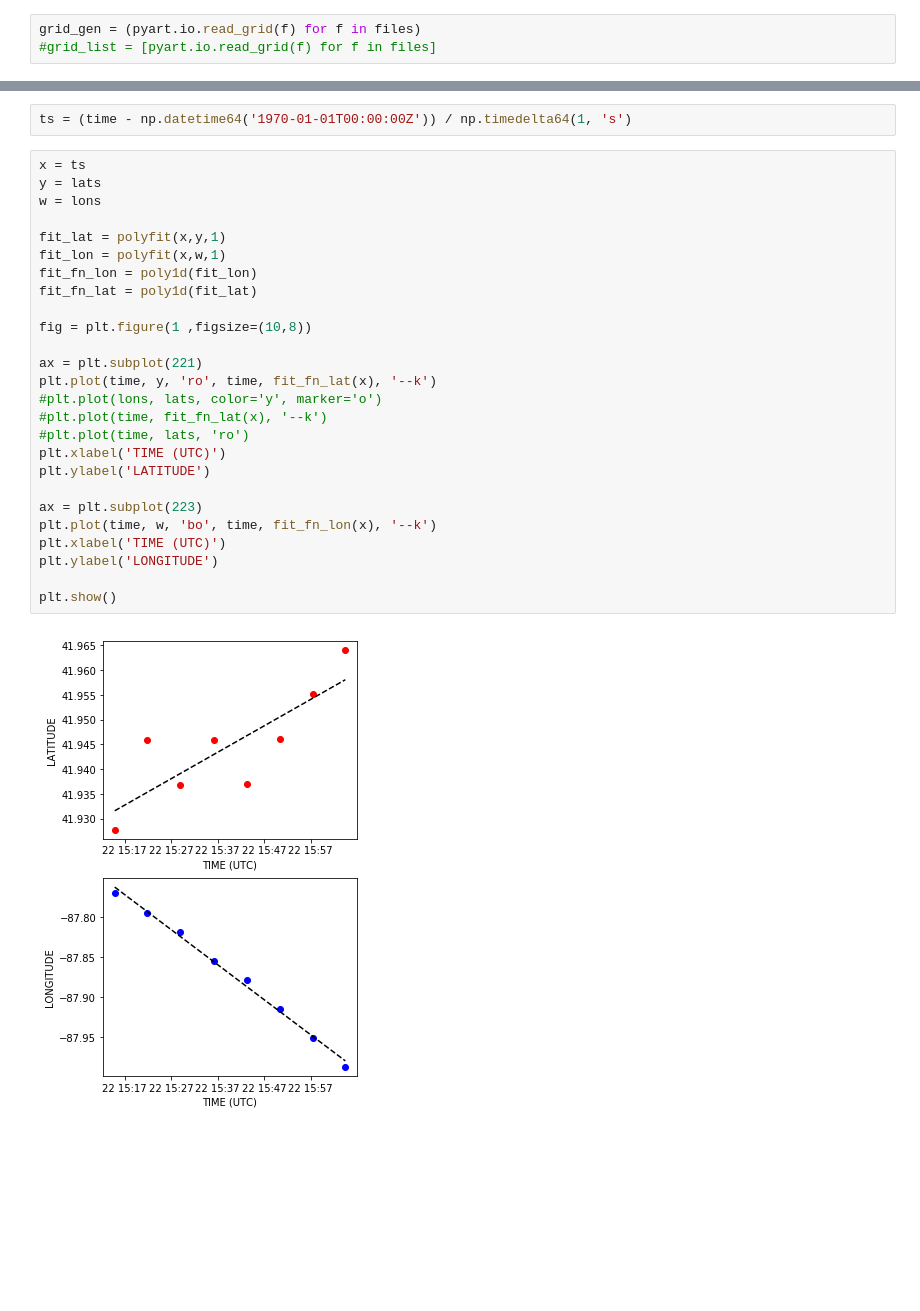
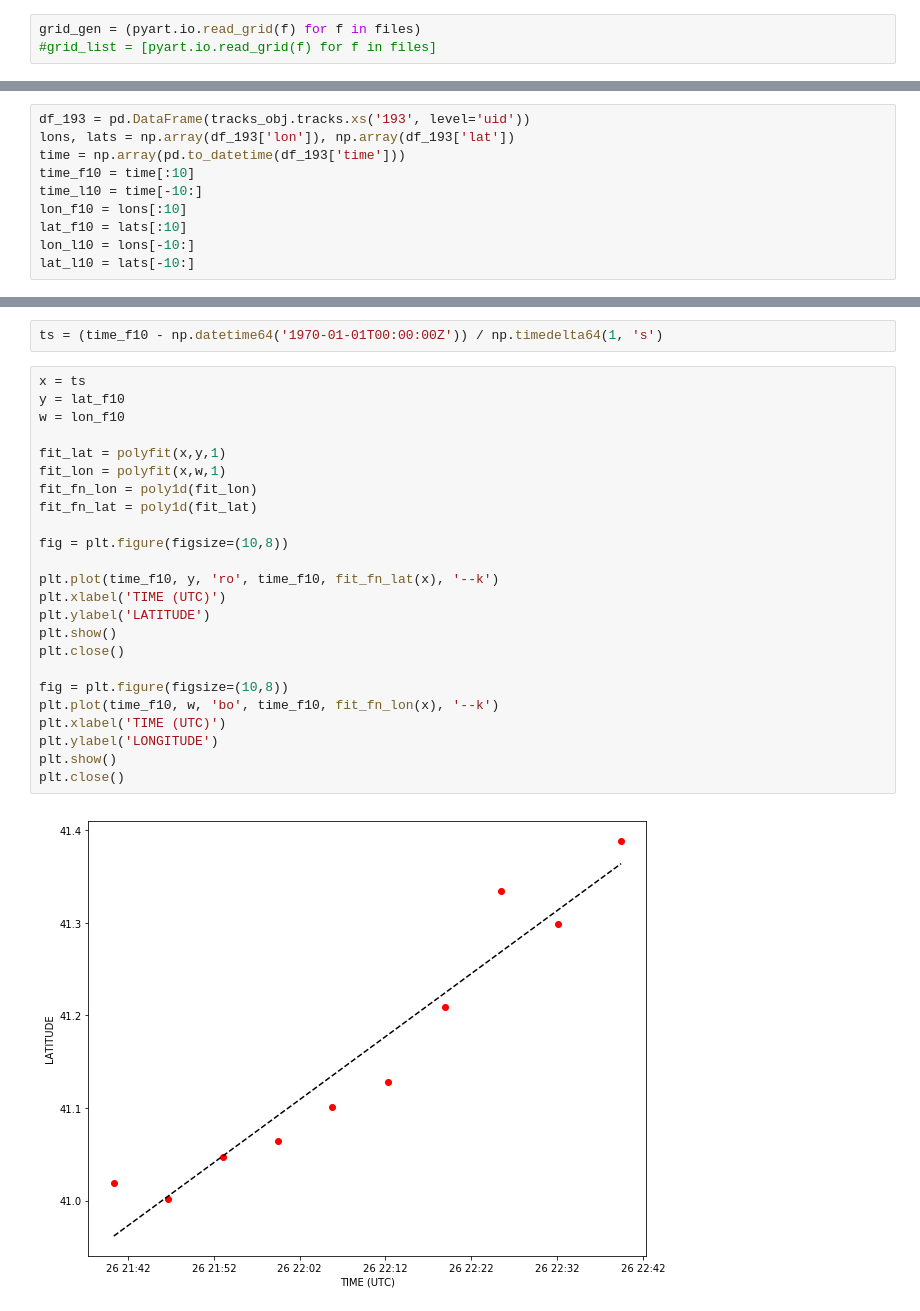
Before and after one commit to EVS-ATMOS/chicago-nowcast, a Jupyter notebook: notebooks/klot_radar_scans.ipynb, the cells around one changed output, grey strips where cells are left out. Drawn from its saved outputs; the diff is of its cells as text; blank space fills up the shorter version.

```diff
--- a/notebooks/klot_radar_scans.ipynb
+++ b/notebooks/klot_radar_scans.ipynb
@@ -228 +271,11 @@ dtype: int64
+# %%
+df_193 = pd.DataFrame(tracks_obj.tracks.xs('193', level='uid'))
+lons, lats = np.array(df_193['lon']), np.array(df_193['lat'])
+time = np.array(pd.to_datetime(df_193['time']))
+time_f10 = time[:10]
+time_l10 = time[-10:]
+lon_f10 = lons[:10]
+lat_f10 = lats[:10]
+lon_l10 = lons[-10:]
+lat_l10 = lats[-10:]
 # %%
@@ -254,30 +309,28 @@ plt.close()
 # %%
-ts = (time - np.datetime64('1970-01-01T00:00:00Z')) / np.timedelta64(1, 's')
+ts = (time_f10 - np.datetime64('1970-01-01T00:00:00Z')) / np.timedelta64(1, 's')
 # %%
 x = ts
-y = lats
-w = lons
+y = lat_f10
+w = lon_f10
 
 fit_lat = polyfit(x,y,1)
 fit_lon = polyfit(x,w,1)
 fit_fn_lon = poly1d(fit_lon)
 fit_fn_lat = poly1d(fit_lat)
 
-fig = plt.figure(1 ,figsize=(10,8))
+fig = plt.figure(figsize=(10,8))
 
-ax = plt.subplot(221)
-plt.plot(time, y, 'ro', time, fit_fn_lat(x), '--k')
-#plt.plot(lons, lats, color='y', marker='o')
-#plt.plot(time, fit_fn_lat(x), '--k')
-#plt.plot(time, lats, 'ro')
+plt.plot(time_f10, y, 'ro', time_f10, fit_fn_lat(x), '--k')
 plt.xlabel('TIME (UTC)')
 plt.ylabel('LATITUDE')
+plt.show()
+plt.close()
 
-ax = plt.subplot(223)
-plt.plot(time, w, 'bo', time, fit_fn_lon(x), '--k')
+fig = plt.figure(figsize=(10,8))
+plt.plot(time_f10, w, 'bo', time_f10, fit_fn_lon(x), '--k')
 plt.xlabel('TIME (UTC)')
 plt.ylabel('LONGITUDE')
-
 plt.show()
+plt.close()
 # %% [output]
-[figure, old version]
+[figure, new version]
```
Also changed, not shown: parts of 24 cells of this notebook.
